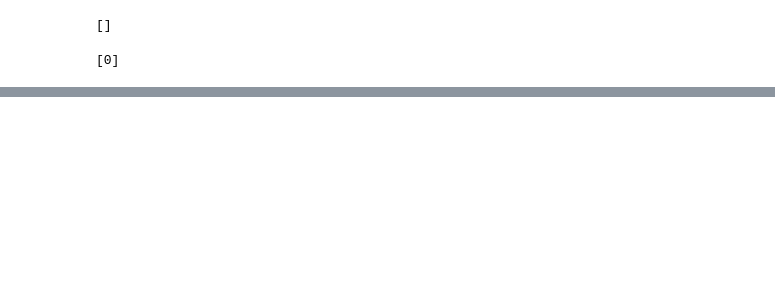
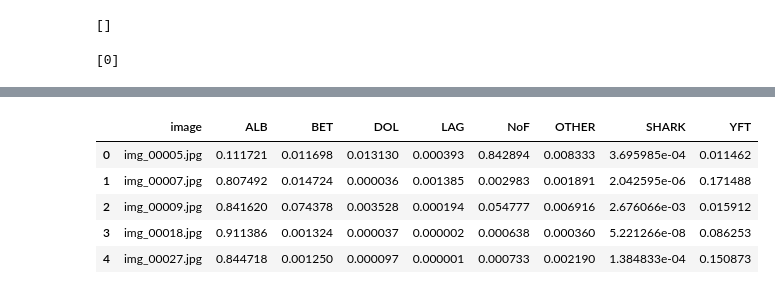
Before and after one commit to davisincubator/sashimdig, a Jupyter notebook: notebooks/amp_4.0_SimpleTFLearn.ipynb, the cells around one changed output, grey strips where cells are left out. Saved outputs shown, nothing was run; the diff lists cells and outputs as text; code cells hidden in the pictures; blank space fills up the shorter version.

Commit message:
added more models, reduced downsampling

```diff
--- a/notebooks/amp_4.0_SimpleTFLearn.ipynb
+++ b/notebooks/amp_4.0_SimpleTFLearn.ipynb
@@ -189,0 +220,29 @@ def dnn_test1():
+# %%
+#test on subset of training images you didn't use; if it works well could do a full train:test and submit
+# Define model
+model = dnn_test1()
+
+# Start training (apply gradient descent algorithm). Will want to specify multiple epochs
+# typically unless just testing
+model.fit(X_train, Y_train, n_epoch=1,
+          show_metric=True, batch_size=16)
+
+#started running at 12:22 PM
+
+#model predict
+# read in test photo set
+test_files = [im for im in os.listdir(testPath)]
+test = np.ndarray((len(test_files), ROWS, COLS, CHANNELS), dtype=np.uint8)
+for i, im in enumerate(test_files):
+    test[i] = read_image(join(testPath,im))
+
+
+
+#model predict
+
+test_preds1 = model.predict(test)
+
+submission = pd.DataFrame(test_preds1, columns=fish_classes)
+submission.insert(0, 'image', test_files)
+submission.head()
+# %% [output]
@@ -189,0 +254,6 @@ def dnn_test1():
+|  | image | ALB | BET | DOL | LAG | NoF | OTHER | SHARK | YFT |
+| 0 | img_00005.jpg | 0.111721 | 0.011698 | 0.013130 | 0.000393 | 0.842894 | 0.008333 | 3.695985e-04 | 0.011462 |
+| 1 | img_00007.jpg | 0.807492 | 0.014724 | 0.000036 | 0.001385 | 0.002983 | 0.001891 | 2.042595e-06 | 0.171488 |
+| 2 | img_00009.jpg | 0.841620 | 0.074378 | 0.003528 | 0.000194 | 0.054777 | 0.006916 | 2.676066e-03 | 0.015912 |
+| 3 | img_00018.jpg | 0.911386 | 0.001324 | 0.000037 | 0.000002 | 0.000638 | 0.000360 | 5.221266e-08 | 0.086253 |
+| 4 | img_00027.jpg | 0.844718 | 0.001250 | 0.000097 | 0.000001 | 0.000733 | 0.002190 | 1.384833e-04 | 0.150873 |
```
Also changed, not shown: parts of 12 cells of this notebook.
